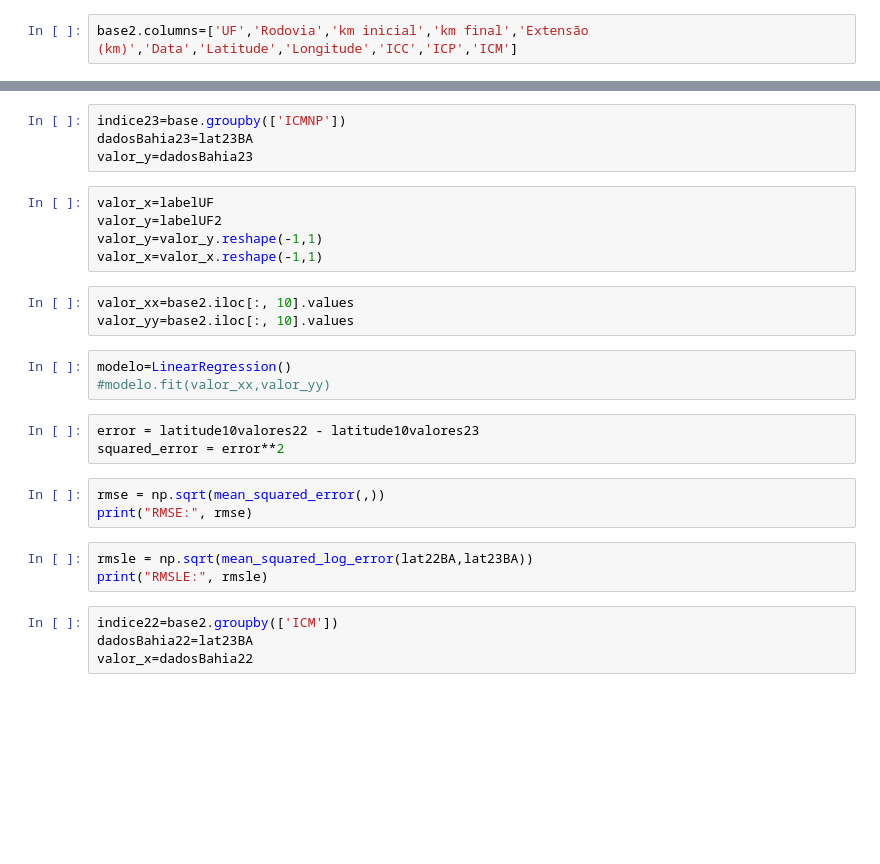
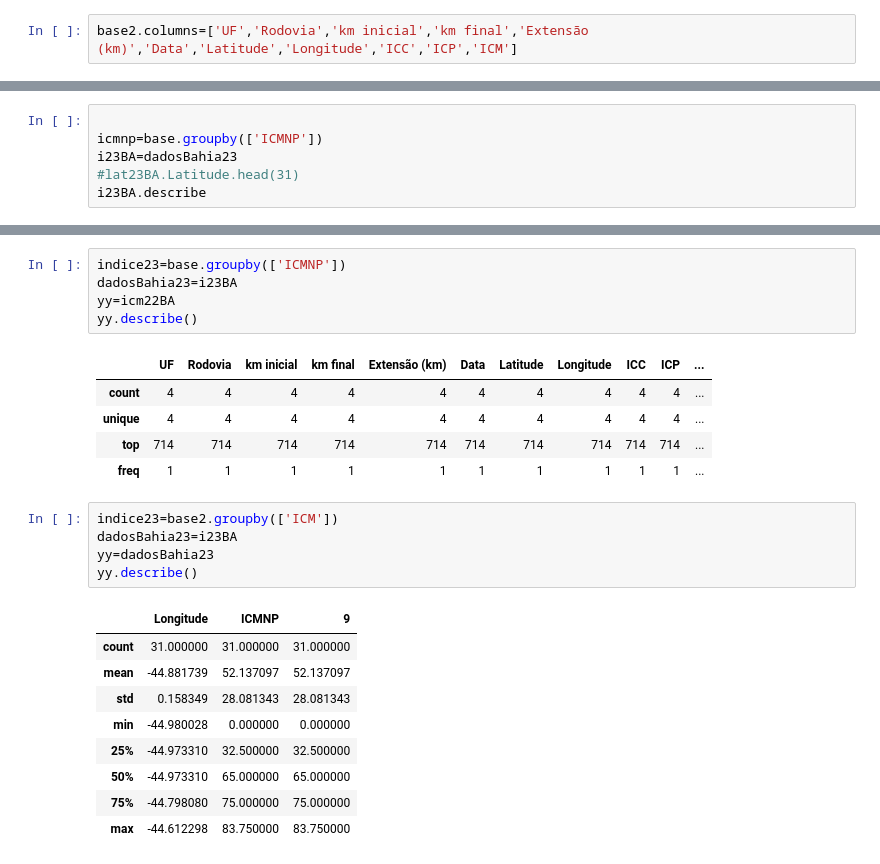
Before and after one commit to WandersonGustavo/Imersao_Alura, a Jupyter notebook: dnit_dados2.ipynb, the cells around one changed output, grey strips where cells are left out. Drawn from its saved outputs; the diff is of its cells as text; blank space fills up the shorter version.

```diff
--- a/dnit_dados2.ipynb
+++ b/dnit_dados2.ipynb
@@ -46,0 +61,6 @@ valor_x=dadosBahia22
+# %%
+
+icmnp=base.groupby(['ICMNP'])
+i23BA=dadosBahia23
+#lat23BA.Latitude.head(31)
+i23BA.describe
@@ -47,28 +99,26 @@ valor_x=dadosBahia22
 # %%
 indice23=base.groupby(['ICMNP'])
-dadosBahia23=lat23BA
-valor_y=dadosBahia23
+dadosBahia23=i23BA
+yy=icm22BA
+yy.describe()
+# %% [output]
+|  | UF | Rodovia | km inicial | km final | Extensão (km) | Data | Latitude | Longitude | ICC | ICP | ... |
+| count | 4 | 4 | 4 | 4 | 4 | 4 | 4 | 4 | 4 | 4 | ... |
+| unique | 4 | 4 | 4 | 4 | 4 | 4 | 4 | 4 | 4 | 4 | ... |
+| top | 714 | 714 | 714 | 714 | 714 | 714 | 714 | 714 | 714 | 714 | ... |
+| freq | 1 | 1 | 1 | 1 | 1 | 1 | 1 | 1 | 1 | 1 | ... |
-# %%
-valor_x=labelUF
-valor_y=labelUF2
-valor_y=valor_y.reshape(-1,1)
-valor_x=valor_x.reshape(-1,1)
-# %%
-valor_xx=base2.iloc[:, 10].values
-valor_yy=base2.iloc[:, 10].values
-# %%
-modelo=LinearRegression()
-#modelo.fit(valor_xx,valor_yy)
-# %%
-error = latitude10valores22 - latitude10valores23
-squared_error = error**2
-# %%
-rmse = np.sqrt(mean_squared_error(,))
-print("RMSE:", rmse)
-# %%
-rmsle = np.sqrt(mean_squared_log_error(lat22BA,lat23BA))
-print("RMSLE:", rmsle)
-# %%
-indice22=base2.groupby(['ICM'])
-dadosBahia22=lat23BA
-valor_x=dadosBahia22
+# %%
+indice23=base2.groupby(['ICM'])
+dadosBahia23=i23BA
+yy=dadosBahia23
+yy.describe()
+# %% [output]
+|  | Longitude | ICMNP | 9 |
+| count | 31.000000 | 31.000000 | 31.000000 |
+| mean | -44.881739 | 52.137097 | 52.137097 |
+| std | 0.158349 | 28.081343 | 28.081343 |
+| min | -44.980028 | 0.000000 | 0.000000 |
+| 25% | -44.973310 | 32.500000 | 32.500000 |
+| 50% | -44.973310 | 65.000000 | 65.000000 |
+| 75% | -44.798080 | 75.000000 | 75.000000 |
+| max | -44.612298 | 83.750000 | 83.750000 |
```
Also changed, not shown: parts of 13 cells of this notebook.
